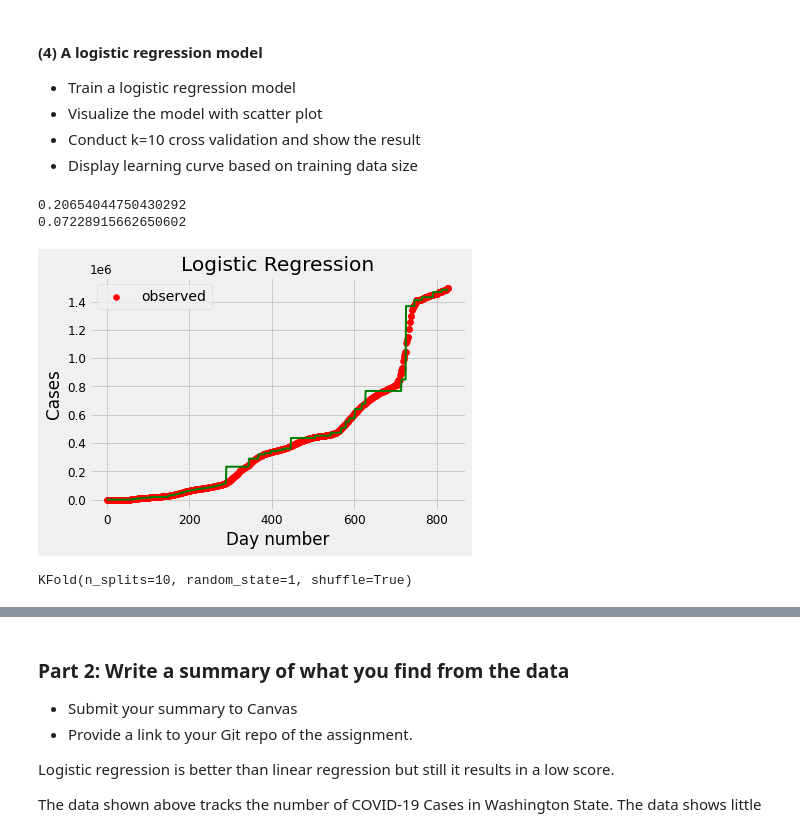
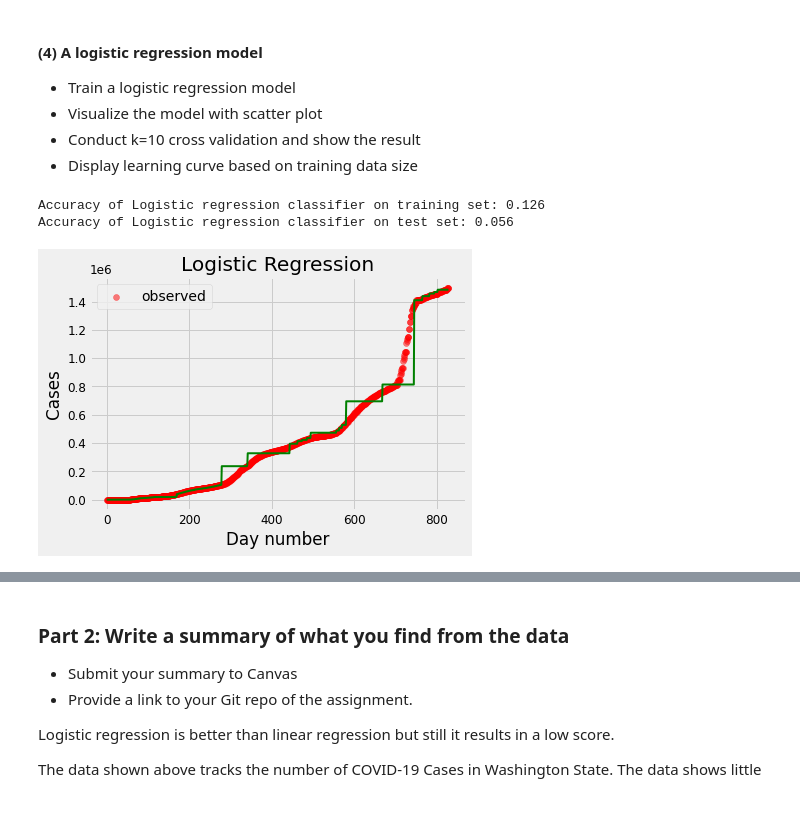
Before and after one commit to miamrodgers/4310-ML, a Jupyter notebook: ME5_simpleRegression_COVID19/simpleLinearRegression.ipynb, the cells around one changed output, grey strips where cells are left out. Saved outputs shown, nothing was run; the diff lists cells and outputs as text; code cells hidden in the pictures.

```diff
--- a/ME5_simpleRegression_COVID19/simpleLinearRegression.ipynb
+++ b/ME5_simpleRegression_COVID19/simpleLinearRegression.ipynb
@@ -626,4 +626,6 @@ Downloading time_series_covid19_confirmed_US.csv
 # %%
 us_confirmed_timeseries = pd.read_csv(datapath + "time_series_covid19_confirmed_US.csv")
 wash_cases = us_confirmed_timeseries.loc[us_confirmed_timeseries["Province_State"] == "Washington"]
-wash_cases.head()
+wash_cases = wash_cases.drop(columns=['UID', 'iso2', 'iso3', 'FIPS', 'Province_State',
+                             'Country_Region', 'Lat', 'Long_', 'code3', 'Combined_Key', 'Admin2'])
+cases_by_date = wash_cases.sum()
@@ -807,40 +807,38 @@ plt.show()
 - Display learning curve based on training data size
 # %%
 from sklearn.linear_model import LogisticRegression
-
+from sklearn.model_selection import train_test_split
+from sklearn.pipeline import make_pipeline
+from sklearn.preprocessing import StandardScaler
 # Train the logistic regression model
 X_train, X_test, y_train, y_test = train_test_split(X, y.ravel(),
-                                        test_size=0.3, random_state=1)
+                                                    test_size=0.3, random_state=42)
+
 covid_model = LogisticRegression(
-    solver='lbfgs', random_state=1, max_iter = 10000).fit(X_train, y_train)
+    solver='lbfgs', random_state=0, max_iter=100000).fit(X_train, y_train)
 covid_model.fit(X_train, y_train)
 
 y_pred = covid_model.predict(X_test)
-print(covid_model.score(X_train, y_train))
-print(covid_model.score(X_test, y_test))
+print('Accuracy of Logistic regression classifier on training set: {:.3f}'
+      .format(covid_model.score(X_train, y_train)))
+
+print('Accuracy of Logistic regression classifier on test set: {:.3f}'
+      .format(covid_model.score(X_test, y_test)))
 # %% [output]
-0.20654044750430292
-0.07228915662650602
+Accuracy of Logistic regression classifier on training set: 0.126
+Accuracy of Logistic regression classifier on test set: 0.056
 # %%
 #  Visualize the model with a scatter plot
-plt.scatter(X, y, c='red', label='observed')
+plt.scatter(X, y, c='red', label='observed', alpha=0.5)
 plt.legend(loc='best')
 
 plt.xlabel('Day number')
 plt.ylabel('Cases')
 plt.title('Logistic Regression')
 
 # plot the regression function
 plt.plot(X, covid_model.predict(X), c='green', label='fitted', linewidth=2)
 
-
 plt.show()
 # %% [output]
-[figure, old version]
+[figure, new version]
-# %%
-# Conduct cross validation
-kf = KFold(n_splits=10, random_state=1, shuffle=True)
-kf.get_n_splits(X)
-print(kf)
-# %% [output]
-KFold(n_splits=10, random_state=1, shuffle=True)
```
Also changed, not shown: parts of 19 cells of this notebook, 2 other files.
